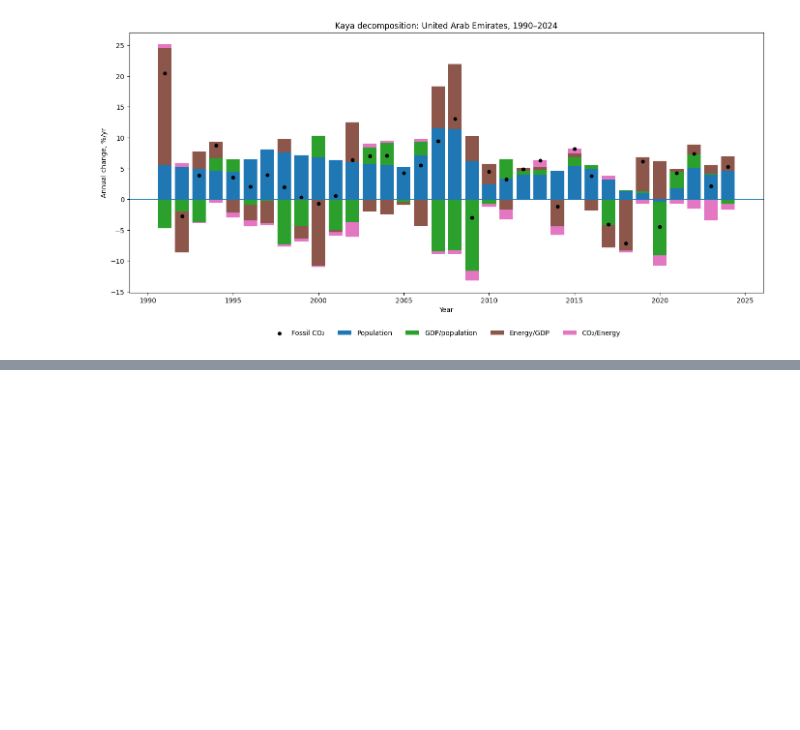
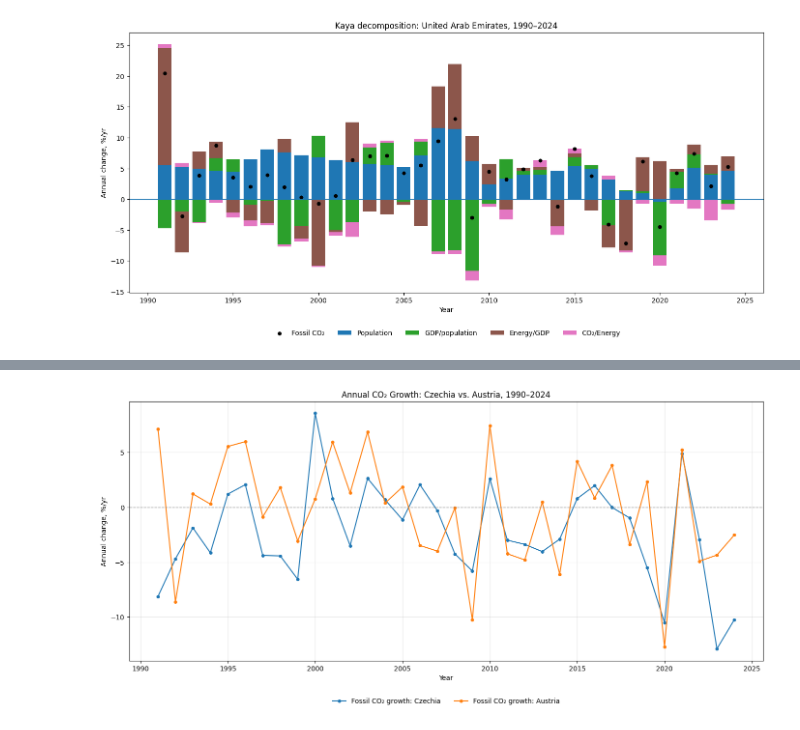
Before and after one commit to pgresle/kaya-decompositionco2-ln, a Jupyter notebook: Kaya_ruzna_data.ipynb, the cells around one changed output, grey strips where cells are left out. Cells and saved outputs as stored; diff of their text form; code cells hidden in the pictures; blank space fills up the shorter version.

```diff
--- a/Kaya_ruzna_data.ipynb
+++ b/Kaya_ruzna_data.ipynb
@@ -1746,0 +2383,42 @@ uae_kaya.to_csv("uae_kaya_1990_2024.csv", index=False)
+# %%
+cze_kaya["country"] = "Czechia"
+aut_kaya["country"] = "Austria"
+
+combined_kaya = pd.concat([cze_kaya, aut_kaya])
+
+plt.figure(figsize=(14, 7))
+
+for country in combined_kaya["country"].unique():
+    country_data = combined_kaya[combined_kaya["country"] == country]
+    plt.plot(
+        country_data["year"],
+        country_data["co2_growth_pct"],
+        label=f"Fossil CO₂ growth: {country}",
+        marker="o",
+        markersize=4
+    )
+
+plt.axhline(0, linewidth=1, color='grey', linestyle='--')
+
+plt.title("Annual CO₂ Growth: Czechia vs. Austria, 1990–2024")
+plt.xlabel("Year")
+plt.ylabel("Annual change, %/yr")
+plt.grid(True, alpha=0.3)
+plt.legend(
+    loc="upper center",
+    bbox_to_anchor=(0.5, -0.12),
+    ncol=2,
+    frameon=False
+)
+
+plt.tight_layout()
+plt.subplots_adjust(bottom=0.18)
+plt.savefig(
+    "cze_aut_co2_growth_comparison.png",
+    dpi=300,
+    bbox_inches="tight"
+)
+
+plt.show()
+# %% [output]
+[figure, added]
```
Also changed, not shown: parts of 62 cells of this notebook.
